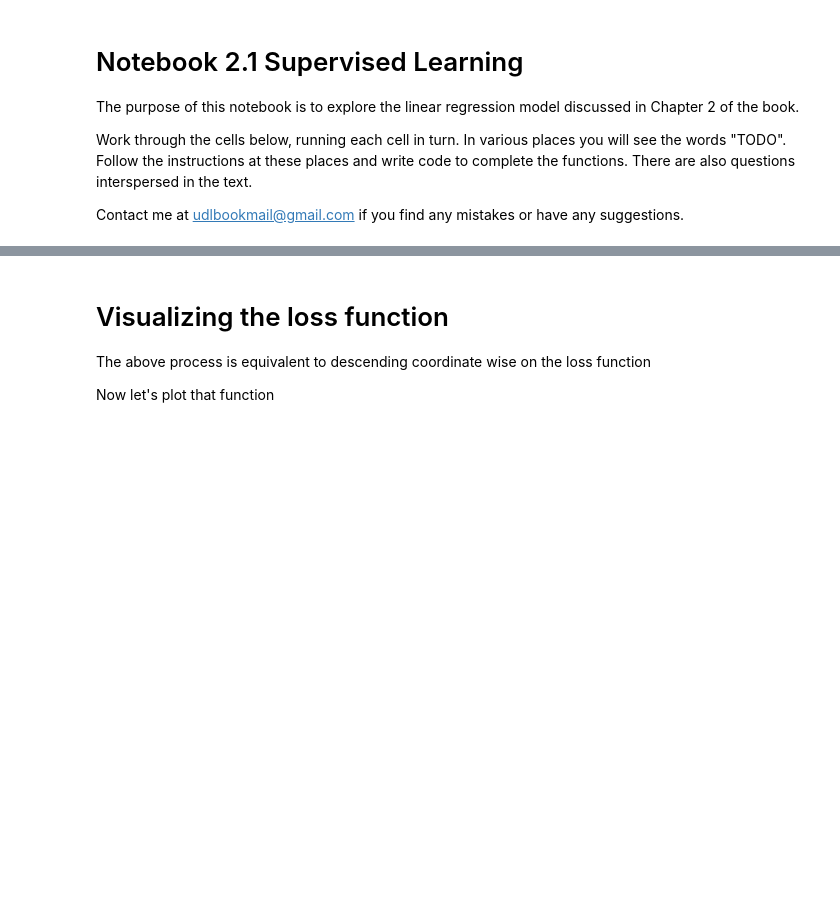
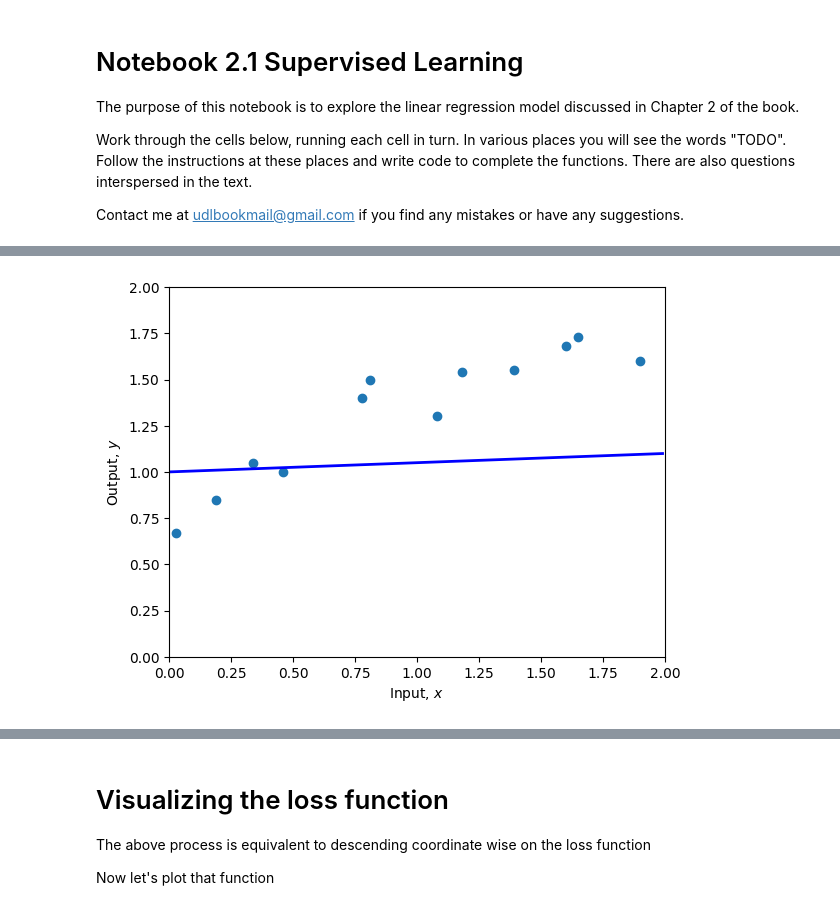
Before and after one commit to LeoDinga/DL, a Jupyter notebook: Notebooks/Chap02/2_1_Supervised_Learning.ipynb, the cells around one changed output, grey strips where cells are left out. Saved outputs shown, nothing was run; the diff lists cells and outputs as text; code cells hidden in the pictures; blank space fills up the shorter version.

```diff
--- a/Notebooks/Chap02/2_1_Supervised_Learning.ipynb
+++ b/Notebooks/Chap02/2_1_Supervised_Learning.ipynb
@@ -23,8 +26,7 @@ print(y)
 # %%
 # Define 1D linear regression model
 def f(x, phi0, phi1):
-  # TODO :  Replace this line with the linear regression model (eq 2.4)
-  y = x
+  y = phi0 + phi1*x
 
   return y
 # %%
@@ -51,9 +55,7 @@ plot(x,y,phi0,phi1)
 # Function to calculate the loss
 def compute_loss(x,y,phi0,phi1):
 
-  # TODO Replace this line with the loss calculation (equation 2.5)
-  loss = 0
-
+  loss = np.sum((phi0 + phi1 * x - y) ** 2)
 
   return loss
 # %%
@@ -63,7 +67,9 @@ print(f'Your Loss = {loss:3.2f}, Ground truth =7.07')
 # %%
 # Set the intercept and slope as in figure 2.2c
-phi0 = 1.60 ; phi1 =-0.8
+phi0 = 1 ; phi1 =0.05
 # Plot the data and the model
 plot(x,y,phi0,phi1)
 loss = compute_loss(x,y,phi0,phi1)
 print(f'Your Loss = {loss:3.2f}, Ground truth =10.28')
+# %% [output]
+[figure, added]
```
Also changed, not shown: parts of 7 cells of this notebook.
